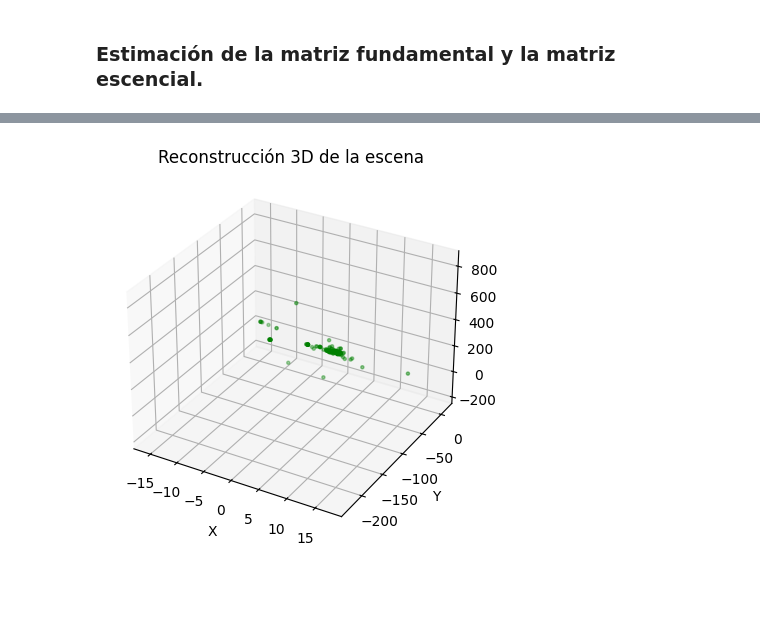
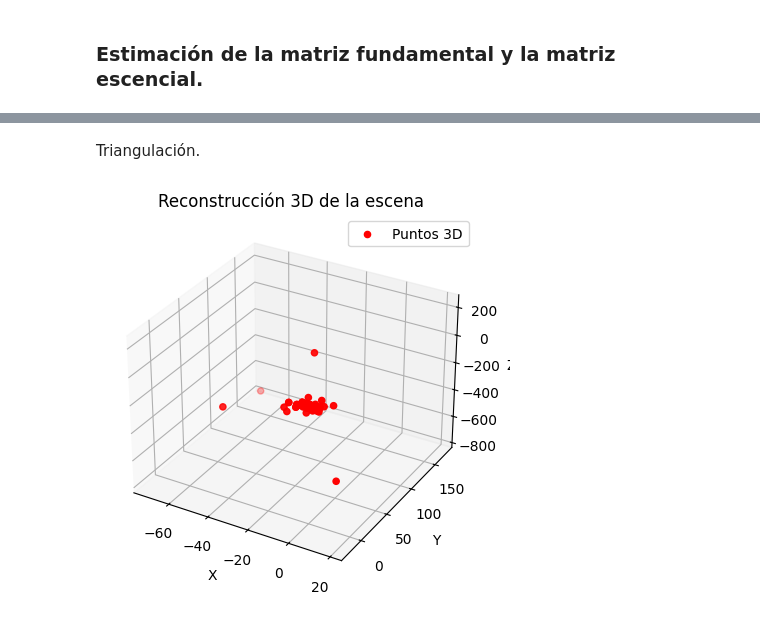
Before and after one commit to bl8dyg1rl/Vision_por_computadora_-taller1-, a Jupyter notebook: Reconstruccion3D_Vision.ipynb, the cells around one changed output, grey strips where cells are left out. Drawn from its saved outputs; the diff is of its cells as text; code cells hidden in the pictures; blank space fills up the shorter version.

```diff
--- a/Reconstruccion3D_Vision.ipynb
+++ b/Reconstruccion3D_Vision.ipynb
@@ -242,4 +211,0 @@ _, R, t, mask = cv.recoverPose(E, pts1, pts2, mtx)
-# %%
-#Construcción de las matrices de Proyección.
-P1 = mtx @ np.hstack((np.eye(3), np.zeros((3,1))))  # [I | 0]
-P2 = mtx @ np.hstack((R, t))  # [R | t]
@@ -274,0 +273,7 @@ Matriz de Rotación (R):
+# %%
+for i in range(len(matriz_fundamental)):
+    print(f"\nPar de imágenes {i}-{i+1}")
+    print("Matriz Fundamental (F):\n", np.round(matriz_fundamental[i], 3))
+    print("Matriz Esencial (E):\n", np.round(matriz_escencial[i], 3))
+    print("Rotación (R):\n", np.round(rotaciones[i], 3))
+    print("Traslación (t):\n", np.round(traslaciones[i].ravel(), 3))
@@ -337,12 +330,37 @@ draw_epilines(loaded_images[0], loaded_images[1], pts1, pts2, F)
-# %%
-fig = plt.figure()
-ax = fig.add_subplot(111, projection='3d')
-ax.scatter(points_3D[0], points_3D[1], points_3D[2], c='g', marker='.')
-
-ax.set_xlabel('X')
-ax.set_ylabel('Y')
-ax.set_zlabel('Z')
-plt.title("Reconstrucción 3D de la escena")
-plt.show()
-# %% [output]
-[figure, removed]
+# %% [markdown]
+Triangulación.
+# %%
+fig = plt.figure()
+ax = fig.add_subplot(111, projection='3d')
+
+# Triangulación para recuperar los puntos 3D
+points_3D = []
+
+for i in range(len(rotaciones)):
+    # Matrices de proyección
+    P1 = K @ np.hstack((np.eye(3), np.zeros((3, 1))))  # Primera cámara en el origen
+    P2 = K @ np.hstack((rotaciones[i], traslaciones[i]))  # Segunda cámara
+
+    # Obtener los puntos correspondientes en las imágenes
+    pts1 = np.float32([lista_keys[i][m.queryIdx].pt for m in lista_matches[i]]).T
+    pts2 = np.float32([lista_keys[i+1][m.trainIdx].pt for m in lista_matches[i]]).T
+
+    # Triangulación de los puntos 3D
+    points_4D_hom = cv.triangulatePoints(P1, P2, pts1, pts2)
+    points_3D.append(points_4D_hom[:3] / points_4D_hom[3])  # Convertir a coordenadas 3D
+
+points_3D = np.hstack(points_3D)  # Unir todos los puntos reconstruidos
+
+# Dibujar los puntos 3D reconstruidos
+ax.scatter(points_3D[0], points_3D[1], points_3D[2],
+           c='r', marker='o', label="Puntos 3D")
+
+# Configuración de la gráfica
+ax.set_xlabel("X")
+ax.set_ylabel("Y")
+ax.set_zlabel("Z")
+ax.legend()
+plt.title("Reconstrucción 3D de la escena")
+plt.show()
+# %% [output]
+[figure, added]
```
Also changed, not shown: parts of 15 cells of this notebook.
